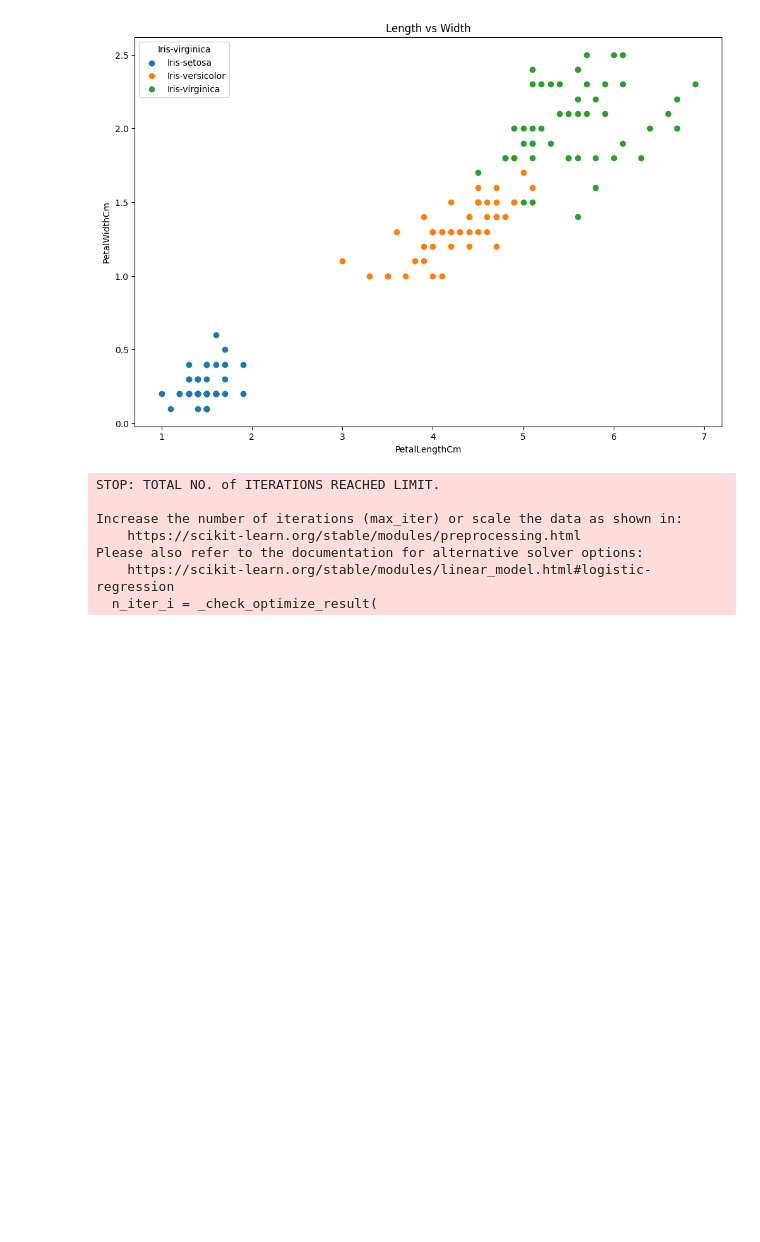
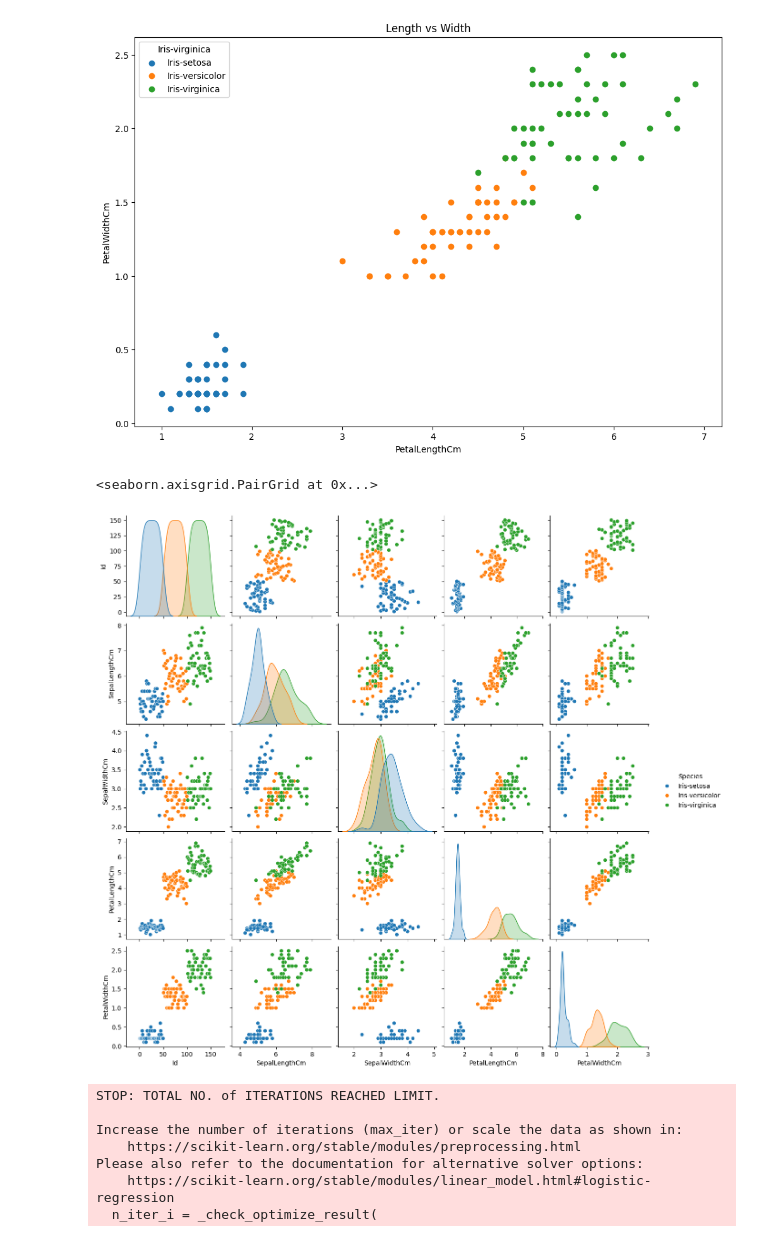
Before and after one commit to 5H1V1M/CodeAlpha-Data-Science-Task-1, a Jupyter notebook: Iris_Flower_Classification(Task).ipynb, the cells around one changed output. Saved outputs shown, nothing was run; the diff lists cells and outputs as text; code cells hidden in the pictures; blank space fills up the shorter version.

```diff
--- a/Iris_Flower_Classification(Task).ipynb
+++ b/Iris_Flower_Classification(Task).ipynb
@@ -110,6 +117,11 @@ plt.legend(title=Species)
 plt.show()
 # %% [output]
 [figure]
+# %%
+sns.pairplot(df, hue='Species')
+# %% [output]
+<seaborn.axisgrid.PairGrid at 0x...>
+[figure, added]
 # %%
 x = df.drop('Species', axis=1)
 y = df['Species']
```
Also changed, not shown: parts of 6 cells of this notebook.
